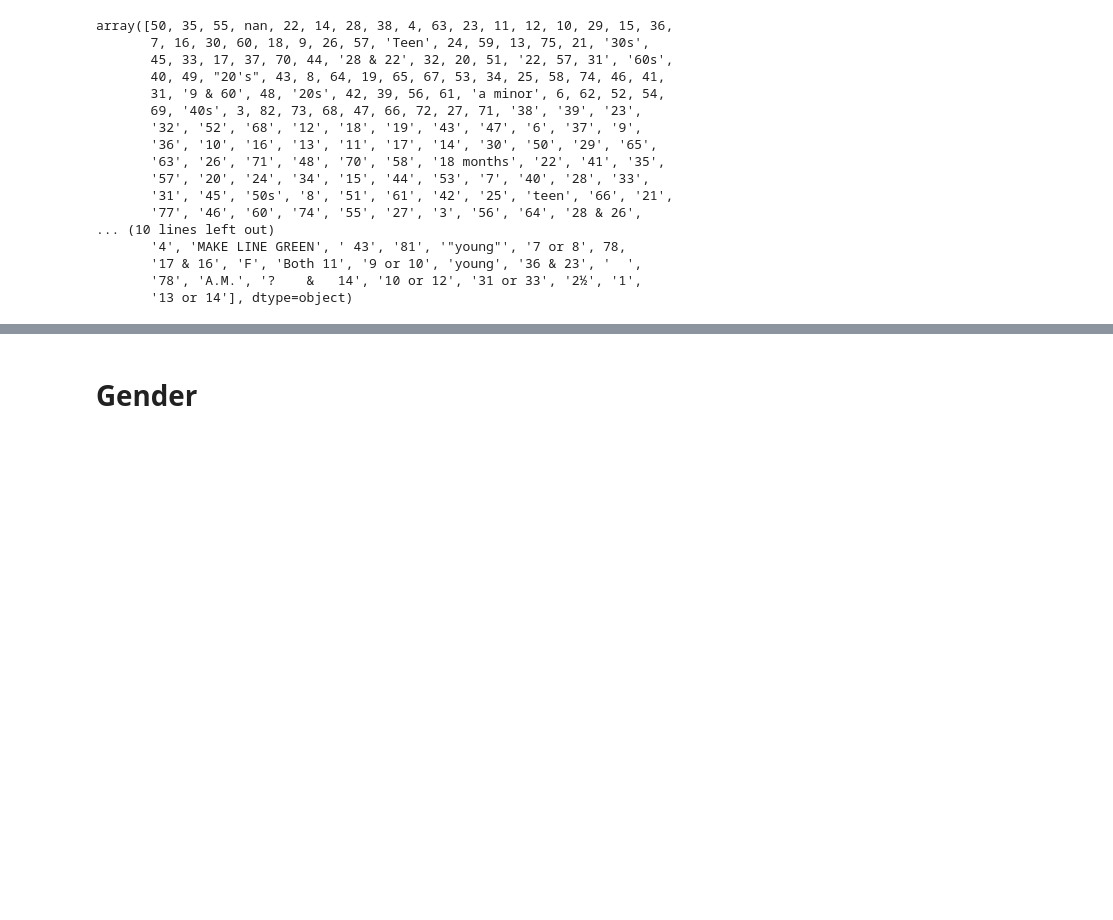
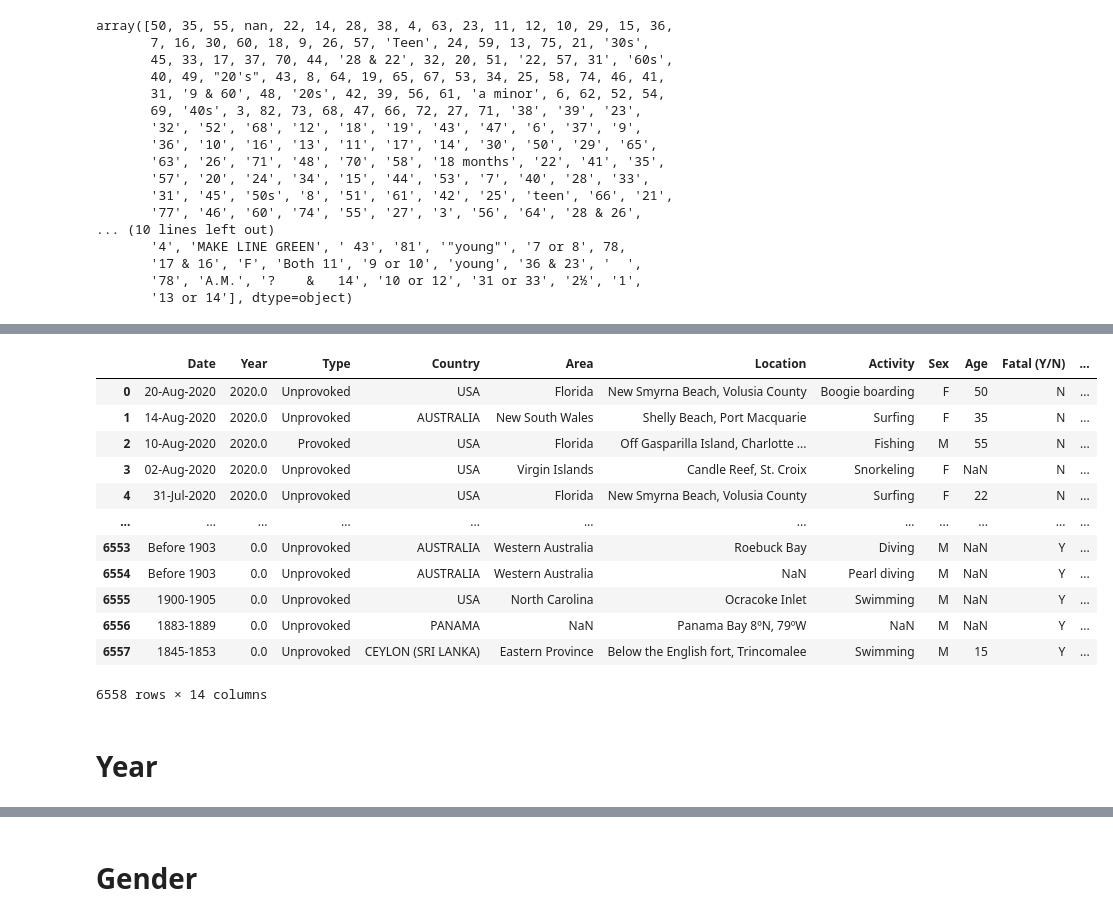
Before and after one commit to gabrielanakasato/ironhack-daft, a Jupyter notebook: proj/w03-project02/shark.ipynb, the cells around one changed output, grey strips where cells are left out. Saved outputs shown, nothing was run; the diff lists cells and outputs as text; code cells hidden in the pictures; blank space fills up the shorter version.

```diff
--- a/proj/w03-project02/shark.ipynb
+++ b/proj/w03-project02/shark.ipynb
@@ -171,3 +153,21 @@ df['age_cat'] = np.where(df['age_int'] > 65, 'Elder',
                                 np.where(df['age_int'] > 17, 'Young Adult',
                                         np.where(df['age_int'] > 12, 'Teenager',
                                                  np.where(df['age_int'] == -1, '-', 'Child')))))
+# %%
+df
+# %% [output]
+|  | Date | Year | Type | Country | Area | Location | Activity | Sex | Age | Fatal (Y/N) | ... |
+| 0 | 20-Aug-2020 | 2020.0 | Unprovoked | USA | Florida | New Smyrna Beach, Volusia County | Boogie boarding | F | 50 | N | ... |
+| 1 | 14-Aug-2020 | 2020.0 | Unprovoked | AUSTRALIA | New South Wales | Shelly Beach, Port Macquarie | Surfing | F | 35 | N | ... |
+| 2 | 10-Aug-2020 | 2020.0 | Provoked | USA | Florida | Off Gasparilla Island, Charlotte ... | Fishing | M | 55 | N | ... |
+| 3 | 02-Aug-2020 | 2020.0 | Unprovoked | USA | Virgin Islands | Candle Reef, St. Croix | Snorkeling | F | NaN | N | ... |
+| 4 | 31-Jul-2020 | 2020.0 | Unprovoked | USA | Florida | New Smyrna Beach, Volusia County | Surfing | F | 22 | N | ... |
+| ... | ... | ... | ... | ... | ... | ... | ... | ... | ... | ... | ... |
+| 6553 | Before 1903 | 0.0 | Unprovoked | AUSTRALIA | Western Australia | Roebuck Bay | Diving | M | NaN | Y | ... |
+| 6554 | Before 1903 | 0.0 | Unprovoked | AUSTRALIA | Western Australia | NaN | Pearl diving | M | NaN | Y | ... |
+| 6555 | 1900-1905 | 0.0 | Unprovoked | USA | North Carolina | Ocracoke Inlet | Swimming | M | NaN | Y | ... |
+| 6556 | 1883-1889 | 0.0 | Unprovoked | PANAMA | NaN | Panama Bay 8ºN, 79ºW | NaN | M | NaN | Y | ... |
+| 6557 | 1845-1853 | 0.0 | Unprovoked | CEYLON (SRI LANKA) | Eastern Province | Below the English fort, Trincomalee | Swimming | M | 15 | Y | ... |
+6558 rows × 14 columns
+# %% [markdown]
+# Year
```
Also changed, not shown: parts of 45 cells of this notebook.
